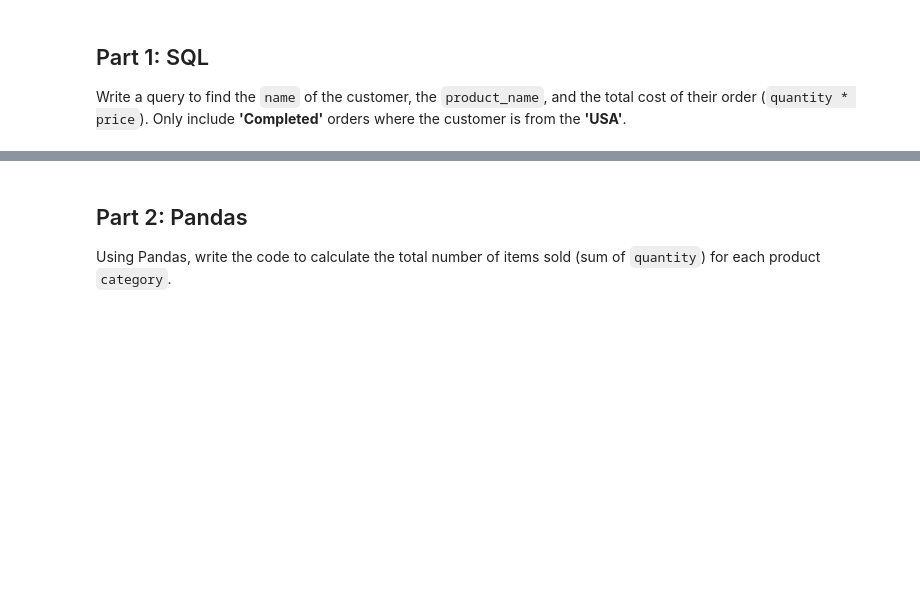
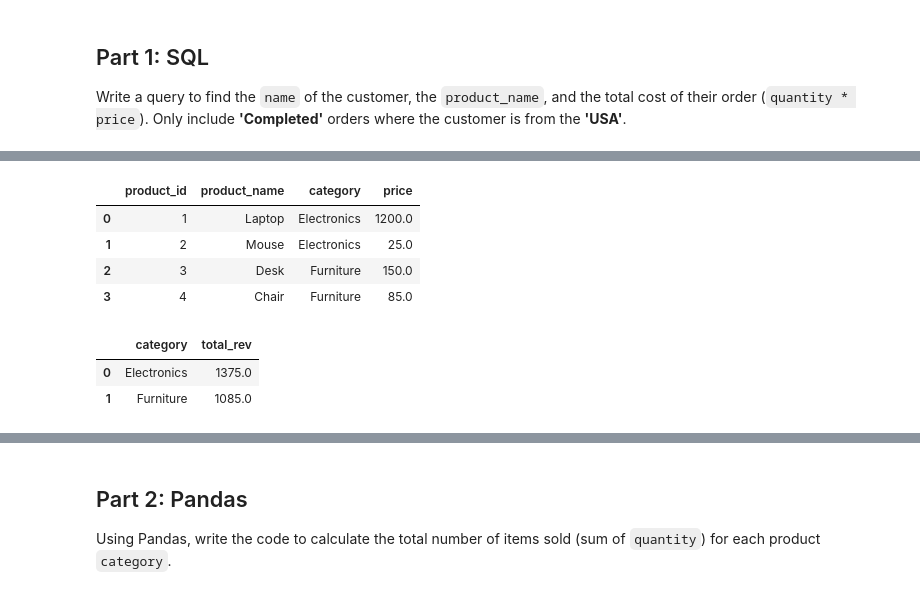
Before and after one commit to adeenun/data_assessment, a Jupyter notebook: python_sql_on_docker/notebooks/assessment.ipynb, the cells around one changed output, grey strips where cells are left out. Cells and saved outputs as stored; diff of their text form; code cells hidden in the pictures; blank space fills up the shorter version.

```diff
--- a/python_sql_on_docker/notebooks/assessment.ipynb
+++ b/python_sql_on_docker/notebooks/assessment.ipynb
@@ -31,0 +67,28 @@ Write a query to find the `name` of the customer, the `product_name`, and the to
+# %%
+pd.read_sql("""
+SELECT
+    *
+FROM products
+""", conn)
+# %% [output]
+|  | product_id | product_name | category | price |
+| 0 | 1 | Laptop | Electronics | 1200.0 |
+| 1 | 2 | Mouse | Electronics | 25.0 |
+| 2 | 3 | Desk | Furniture | 150.0 |
+| 3 | 4 | Chair | Furniture | 85.0 |
+# %%
+pd.read_sql("""
+SELECT
+    category,
+    SUM(o.quantity * p.price) AS total_rev
+FROM products p
+LEFT JOIN orders o
+    ON p.product_id = o.product_id
+GROUP BY category
+HAVING SUM(o.quantity * p.price) > 1000
+ORDER BY total_rev DESC
+""", conn)
+# %% [output]
+|  | category | total_rev |
+| 0 | Electronics | 1375.0 |
+| 1 | Furniture | 1085.0 |
```
Also changed, not shown: parts of 24 cells of this notebook, 1 other file.
